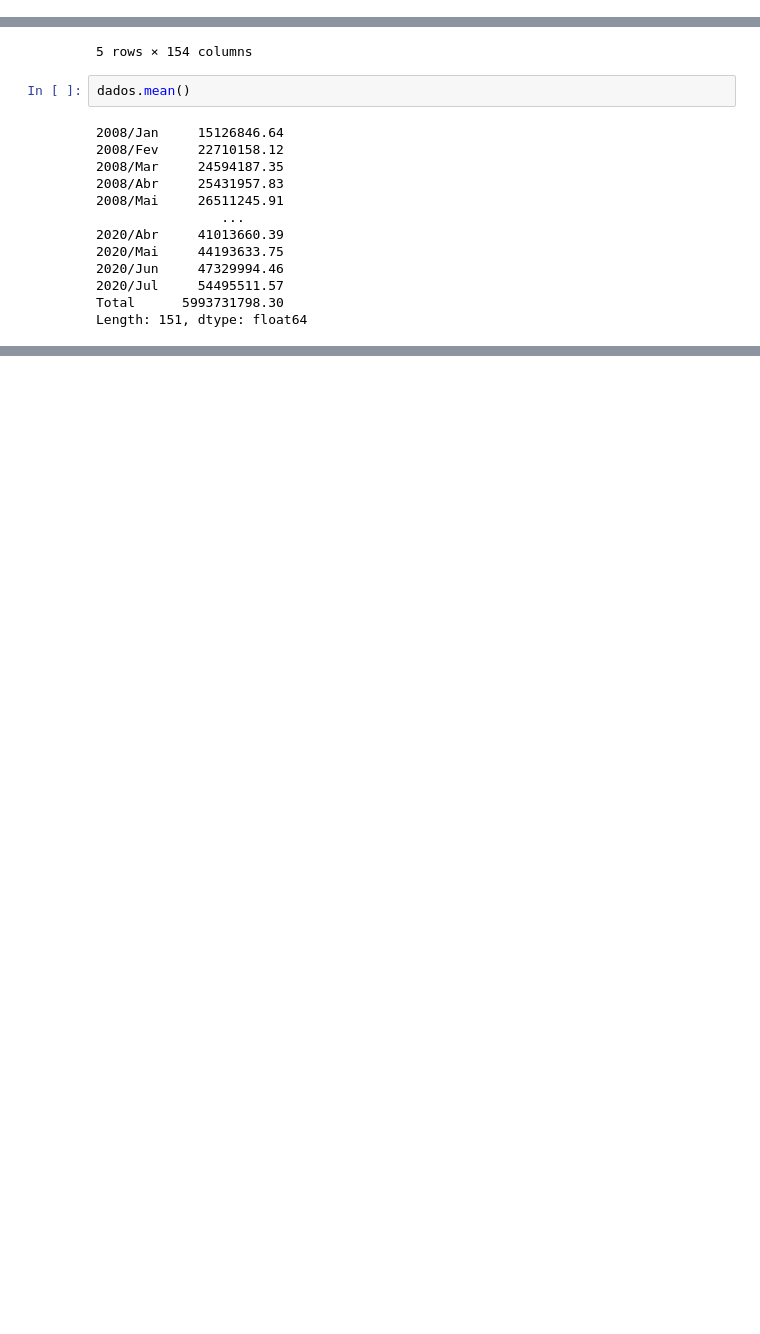
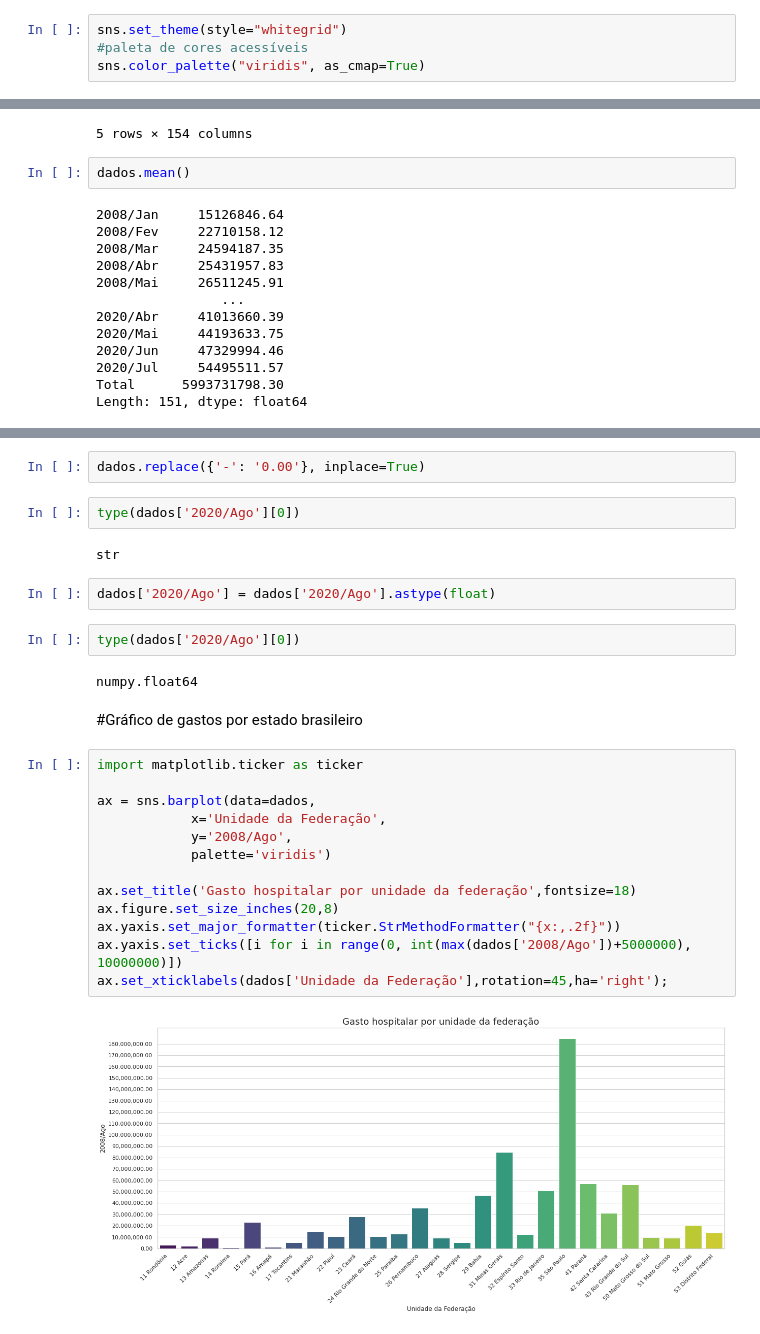
Before and after one commit to erikamarchi/bootcamp-alura-data-science, a Jupyter notebook: modulo-01/Dados_Hospitalares.ipynb, the cells around one changed output, grey strips where cells are left out. Drawn from its saved outputs; the diff is of its cells as text; blank space fills up the shorter version.

Commit message:
Implementa gráfico de gastos por unidade da federação (aula 01 completa)

```diff
--- a/modulo-01/Dados_Hospitalares.ipynb
+++ b/modulo-01/Dados_Hospitalares.ipynb
@@ -6,0 +17,4 @@ pd.options.display.float_format = "{:.2f}".format
+# %%
+sns.set_theme(style="whitegrid")
+#paleta de cores acessíveis
+sns.color_palette("viridis", as_cmap=True)
@@ -42,0 +61,29 @@ Length: 151, dtype: float64
+# %%
+dados.replace({'-': '0.00'}, inplace=True)
+# %%
+type(dados['2020/Ago'][0])
+# %% [output]
+str
+# %%
+dados['2020/Ago'] = dados['2020/Ago'].astype(float)
+# %%
+type(dados['2020/Ago'][0])
+# %% [output]
+numpy.float64
+# %% [markdown]
+#Gráfico de gastos por estado brasileiro
+# %%
+import matplotlib.ticker as ticker
+
+ax = sns.barplot(data=dados,
+            x='Unidade da Federação',
+            y='2008/Ago',
+            palette='viridis')
+
+ax.set_title('Gasto hospitalar por unidade da federação',fontsize=18)
+ax.figure.set_size_inches(20,8)
+ax.yaxis.set_major_formatter(ticker.StrMethodFormatter("{x:,.2f}"))
+ax.yaxis.set_ticks([i for i in range(0, int(max(dados['2008/Ago'])+5000000), 10000000)])
+ax.set_xticklabels(dados['Unidade da Federação'],rotation=45,ha='right');
+# %% [output]
+[figure, added]
```
Also changed, not shown: parts of 8 cells of this notebook.
